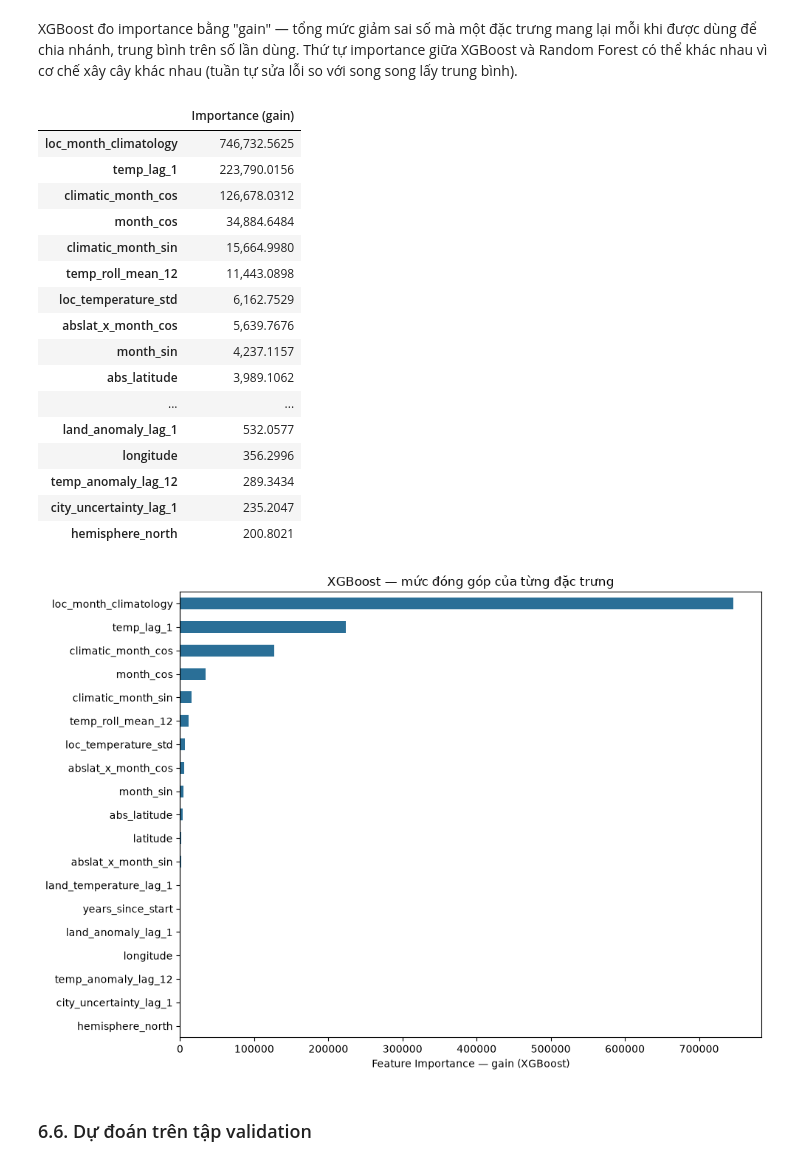
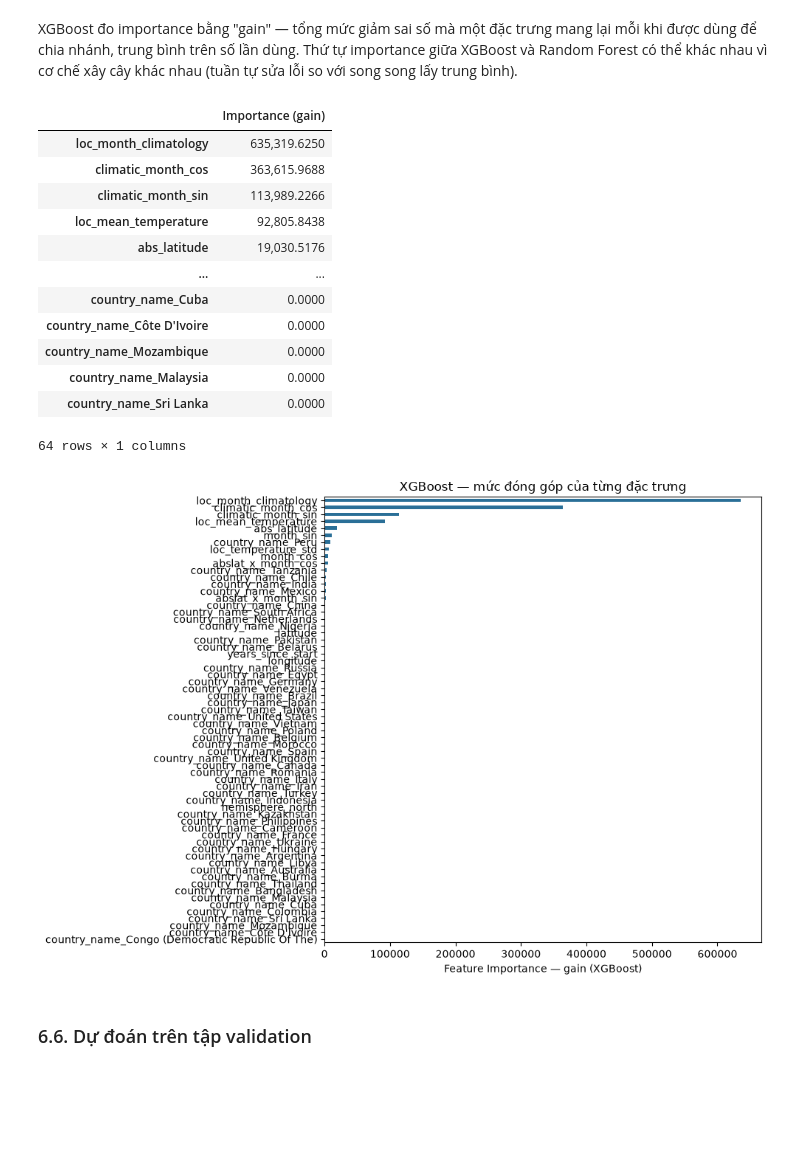
Before and after one commit to Sekaiiii1/Global-Surface-Temperature-Analysis, a Jupyter notebook: notebooks_v1/06_machine_learning.ipynb, the cells around one changed output. Drawn from its saved outputs; the diff is of its cells as text; code cells hidden in the pictures; blank space fills up the shorter version.

```diff
--- a/notebooks_v1/06_machine_learning.ipynb
+++ b/notebooks_v1/06_machine_learning.ipynb
@@ -250,7 +275,7 @@ if df['hemisphere_north'].dtype != 'int8':
     df['hemisphere_north'] = df['hemisphere_north'].astype('bool').astype('int8')
 
 numeric_columns = [TARGET_COLUMN] + [
-    name for name in FEATURE_NAMES if name != 'hemisphere_north'
+    name for name in NUMERIC_FEATURES if name != 'hemisphere_north'
 ]
 for column in numeric_columns:
     df[column] = df[column].astype('float32')
@@ -617,4 +656,11 @@ Dùng toàn bộ 19 đặc trưng, không cần chuẩn hóa — cây quyết đ
 # %%
 RF_FEATURES = list(X_ALL_COLUMNS)
-print(f'Random Forest dùng {len(RF_FEATURES)} đặc trưng (dữ liệu gốc, không chuẩn hóa).')
+forest_pipeline = make_model_pipeline(
+    RandomForestRegressor(
+        n_estimators=100, max_depth=18, min_samples_leaf=5, max_features=0.6,
+        n_jobs=-1, random_state=RANDOM_SEED,
+    ),
+    scale_numeric=False,
+)
+print(f'Random Forest dùng {len(NUMERIC_FEATURES)} feature số + one-hot country.')
 # %% [output]
@@ -804,21 +837,22 @@ XGBoost dùng 19 đặc trưng (dữ liệu gốc, không chuẩn hóa).
 from xgboost import XGBRegressor
 
 start_time = time.time()
-xgboost_model = XGBRegressor(
-    n_estimators=500,
-    max_depth=8,
-    learning_rate=0.08,
-    subsample=0.8,
-    colsample_bytree=0.8,
-    tree_method='hist',
-    n_jobs=-1,
-    random_state=RANDOM_SEED,
-    eval_metric='rmse',
-    early_stopping_rounds=20,
+xgboost_pipeline = make_model_pipeline(
+    XGBRegressor(
+        n_estimators=500, max_depth=8, learning_rate=0.08,
+        subsample=0.8, colsample_bytree=0.8, tree_method='hist',
+        n_jobs=-1, random_state=RANDOM_SEED, eval_metric='rmse',
+        early_stopping_rounds=20,
+    ),
+    scale_numeric=False,
 )
+xgb_preprocessor = xgboost_pipeline.named_steps['preprocessor']
+X_train_xgb = xgb_preprocessor.fit_transform(X_train[XGB_FEATURES])
+X_validation_xgb = xgb_preprocessor.transform(X_validation[XGB_FEATURES])
+xgboost_model = xgboost_pipeline.named_steps['model']
 xgboost_model.fit(
-    X_train[XGB_FEATURES], y_train,
-    eval_set=[(X_validation[XGB_FEATURES], y_validation)],
+    X_train_xgb, y_train,
+    eval_set=[(X_validation_xgb, y_validation)],
     verbose=False,
 )
 xgboost_fit_seconds = time.time() - start_time
@@ -850,43 +884,40 @@ for metric_name, value in xgboost_val_metrics.items():
 # %% [markdown]
 XGBoost đo importance bằng "gain" — tổng mức giảm sai số mà một đặc trưng mang lại mỗi khi được dùng để chia nhánh, trung bình trên số lần dùng. Thứ tự importance giữa XGBoost và Random Forest có thể khác nhau vì cơ chế xây cây khác nhau (tuần tự sửa lỗi so với song song lấy trung bình).
 # %%
+xgboost_transformed_features = transformed_feature_names(xgboost_pipeline)
+xgb_gain = xgboost_model.get_booster().get_score(importance_type='gain')
 xgboost_importance = (
     pd.Series(
-        xgboost_model.get_booster().get_score(importance_type='gain'),
+        [xgb_gain.get(f'f{index}', 0.0) for index in range(len(xgboost_transformed_features))],
+        index=xgboost_transformed_features,
         name='Importance (gain)',
     )
-    .reindex(XGB_FEATURES)
-    .fillna(0.0)
     .sort_values(ascending=False)
 )
 display(xgboost_importance.to_frame())
 
 fig, ax = plt.subplots(figsize=(10, 7))
 xgboost_importance.sort_values().plot.barh(ax=ax, color='#2a6f97')
 ax.set_xlabel('Feature Importance — gain (XGBoost)')
 ax.set_title('XGBoost — mức đóng góp của từng đặc trưng')
 plt.tight_layout()
 plt.savefig(REPORT_IMAGES_DIR / '14_xgboost_feature_importance.png', dpi=110)
 plt.show()
 # %% [output]
 |  | Importance (gain) |
-| loc_month_climatology | 746,732.5625 |
-| temp_lag_1 | 223,790.0156 |
-| climatic_month_cos | 126,678.0312 |
-| month_cos | 34,884.6484 |
-| climatic_month_sin | 15,664.9980 |
-| temp_roll_mean_12 | 11,443.0898 |
-| loc_temperature_std | 6,162.7529 |
-| abslat_x_month_cos | 5,639.7676 |
-| month_sin | 4,237.1157 |
-| abs_latitude | 3,989.1062 |
+| loc_month_climatology | 635,319.6250 |
+| climatic_month_cos | 363,615.9688 |
+| climatic_month_sin | 113,989.2266 |
+| loc_mean_temperature | 92,805.8438 |
+| abs_latitude | 19,030.5176 |
 | ... | ... |
-| land_anomaly_lag_1 | 532.0577 |
-| longitude | 356.2996 |
-| temp_anomaly_lag_12 | 289.3434 |
-| city_uncertainty_lag_1 | 235.2047 |
-| hemisphere_north | 200.8021 |
+| country_name_Cuba | 0.0000 |
+| country_name_Côte D'Ivoire | 0.0000 |
+| country_name_Mozambique | 0.0000 |
+| country_name_Malaysia | 0.0000 |
+| country_name_Sri Lanka | 0.0000 |
+64 rows × 1 columns
-[figure, old version]
+[figure, new version]
 # %% [markdown]
 ### 6.6. Dự đoán trên tập validation
 # %%
```
Also changed, not shown: parts of 73 cells of this notebook, 29 other files.
